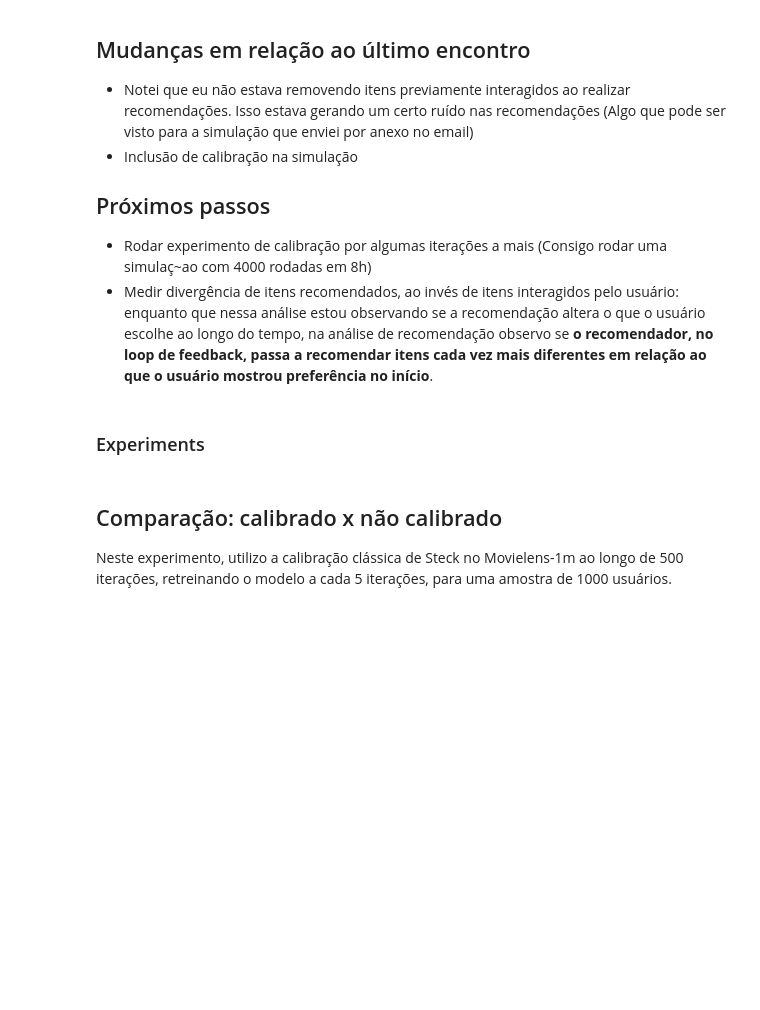
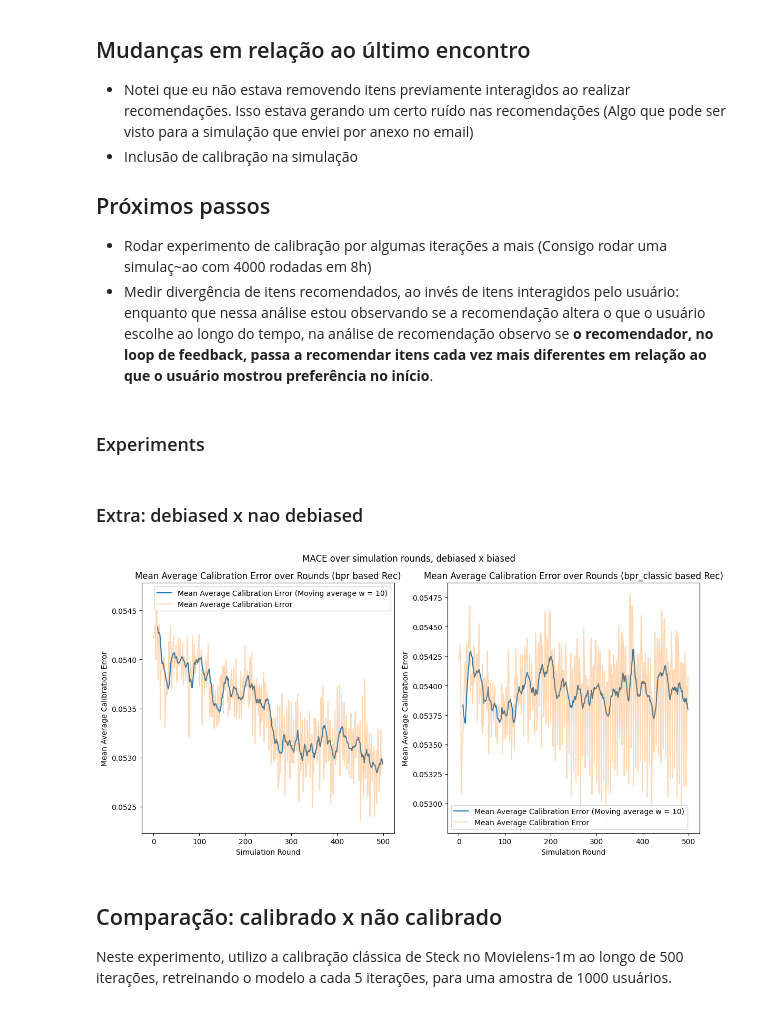
Before and after one commit to caiotda/dynamicTasteDistortion, a Jupyter notebook: calibration_experiment.ipynb, the cells around one changed output. Cells and saved outputs as stored; diff of their text form; code cells hidden in the pictures; blank space fills up the shorter version.

```diff
--- a/calibration_experiment.ipynb
+++ b/calibration_experiment.ipynb
@@ -29,6 +29,13 @@ calibrated = "experiments/steck_calibration/bpr_classic_calibrated.yaml"
 random_rec = "experiments/random_rec_with_oracle_experiment.yaml"
 most_popular = "experiments/most_popular_with_oracle_experiment.yaml"
 bpr = "experiments/bpr_classic_uncalibrated.yaml"
+bpr_debiased = "experiments/bpr_with_oracle_experiment.yaml"
+# %% [markdown]
+### Extra: debiased x nao debiased
+# %%
+plot_metric_comparison(bpr_debiased, bpr, metric_name="mace", title="MACE over simulation rounds, debiased x biased", graph="line", plot_retrain_points=False,  window_size=10)
+# %% [output]
+[figure, added]
 # %% [markdown]
 ## Comparação: calibrado x não calibrado
 
```
